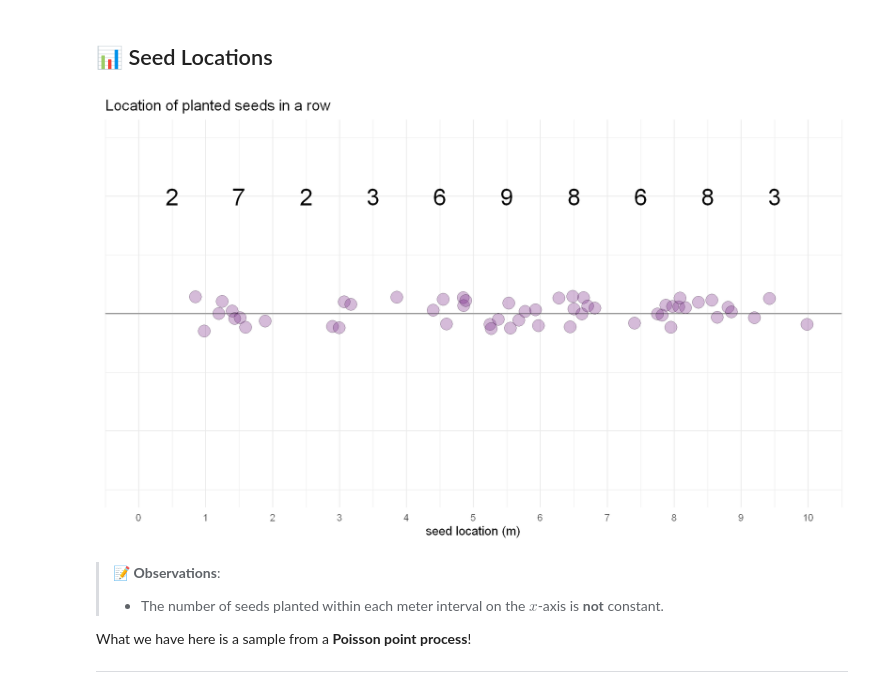
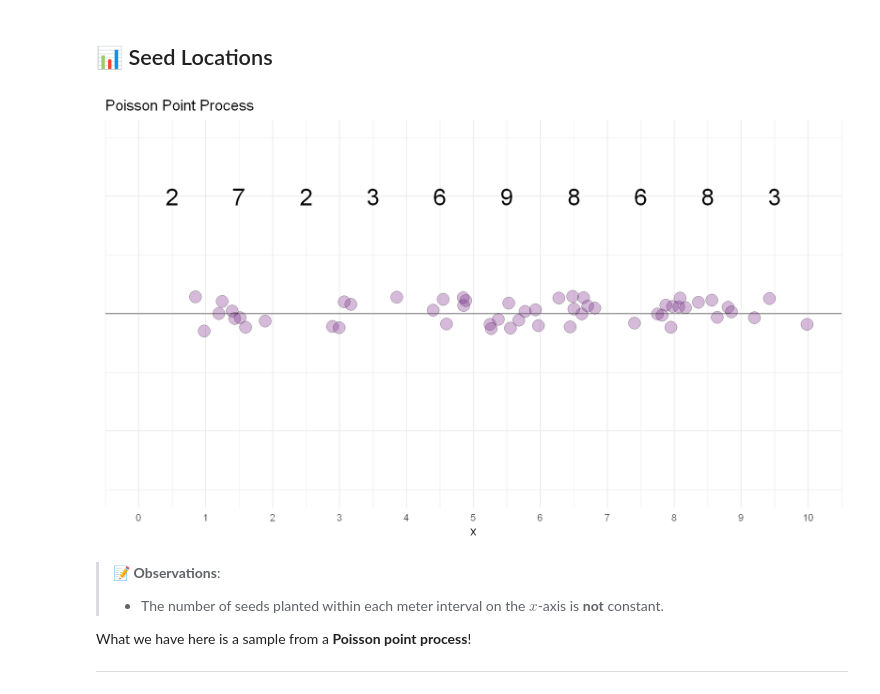
Before and after one commit to DrawingDistributions/Notebooks, a Jupyter notebook: The_Poisson_Distribution.ipynb, the cells around one changed output. Drawn from its saved outputs; the diff is of its cells as text; code cells hidden in the pictures.

```diff
--- a/The_Poisson_Distribution.ipynb
+++ b/The_Poisson_Distribution.ipynb
@@ -3,7 +3,7 @@
 suppressPackageStartupMessages(library(tidyverse))
 
 # Set a simple theme
-theme_set(theme_classic(base_size = 18))
+theme_set(theme_minimal(base_size = 18))
 
 # Adjust plot size
 options(repr.plot.width=15, repr.plot.height=9)
@@ -80,37 +80,38 @@ p <- ggplot() +
     geom_jitter(
         data = planting_df,
         aes(x = planting_locations, y = 1),
         width = 0, height = 0.03,
         fill = "#7E318D", size = 8, shape = 21, alpha = 0.33
     ) +
 
     # Text labels for counts per meter
     geom_text(
         data = counts_per_meter,
         aes(x = midpoint, y = 1.2, label = n),
         size = 12
     ) +
 
     # Axes and scales
     coord_cartesian(xlim = c(0, row_length), ylim = c(0.7, 1.3)) +
     scale_x_continuous(breaks = 0:row_length) +
 
     # Reference line
     geom_hline(yintercept = 1) +
 
     # Labels and titles
-    xlab("seed location (m)") +
-    ggtitle("Location of planted seeds in a row") +
+    xlab("x") +
+    ggtitle("Poisson Point Process") +
 
     # Theme adjustments
     theme(
         axis.text.y = element_blank(),
-        axis.title.y = element_blank()
+        axis.title.y = element_blank(),
+        axis.ticks.y = element_blank()
     )
 
 p
 # %% [output]
-[figure, old version]
+[figure, new version]
 # %% [markdown]
 > 📝 **Observations**:
 > * The number of seeds planted within each meter interval on the $x$-axis is **not** constant.
```
Also changed, not shown: parts of 1 cell of this notebook.
